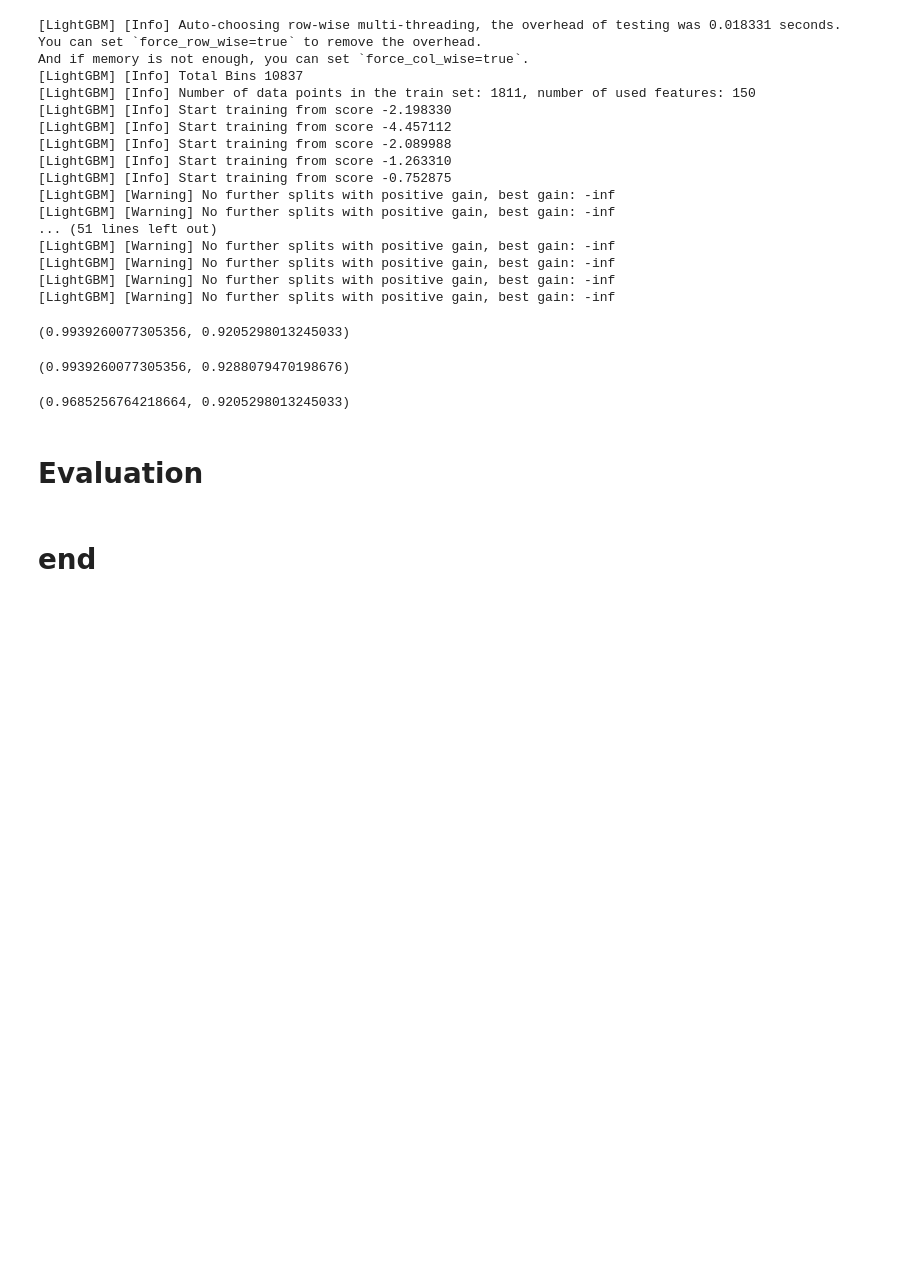
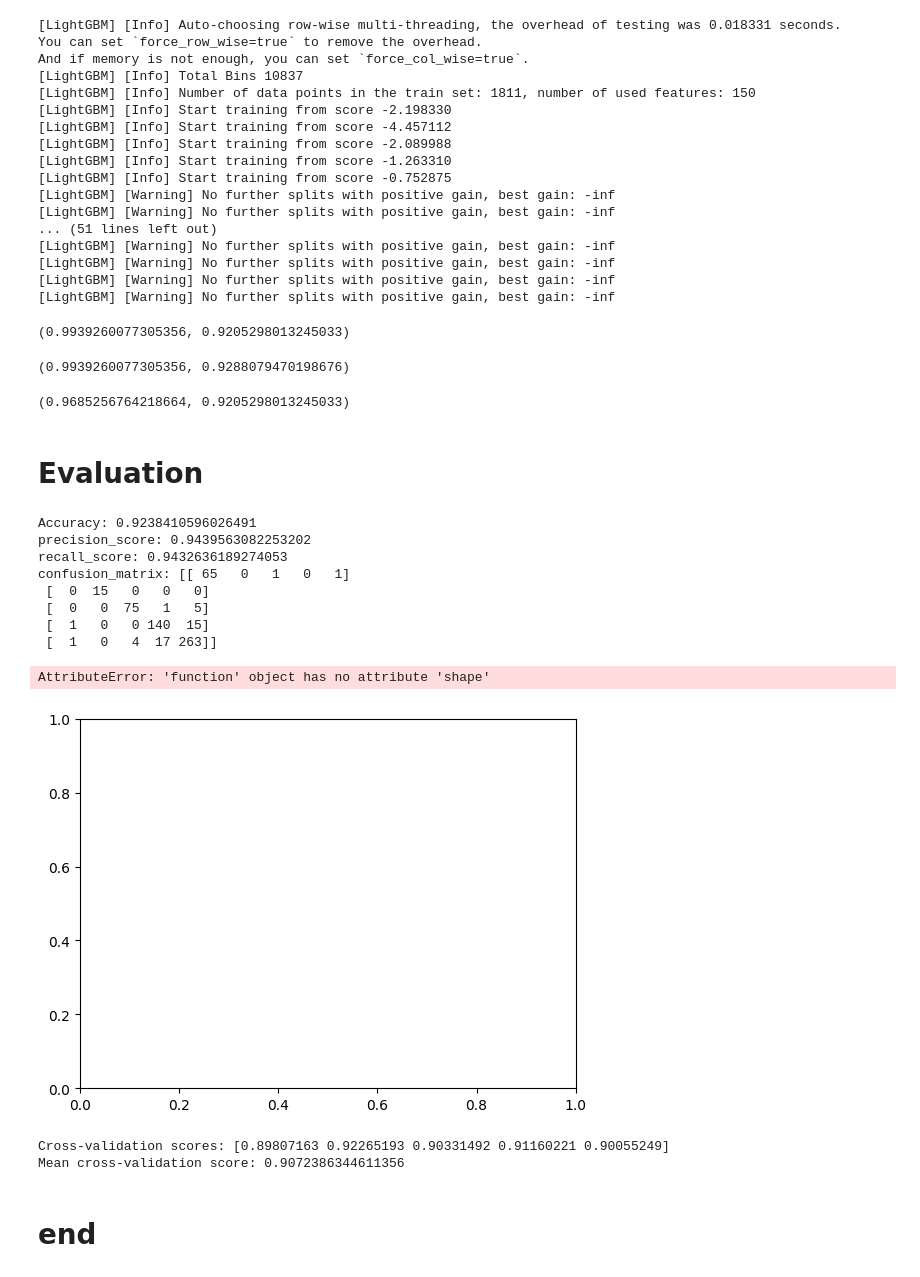
Before and after one commit to GDharan10/Project8_ClassificationModelForFinancialStatements, a Jupyter notebook: Classification_Model_For_Financial_Statementsipynb.ipynb, the cells around one changed output. Cells and saved outputs as stored; diff of their text form; code cells hidden in the pictures; blank space fills up the shorter version.

```diff
--- a/Classification_Model_For_Financial_Statementsipynb.ipynb
+++ b/Classification_Model_For_Financial_Statementsipynb.ipynb
@@ -488,5 +534,36 @@ accuracy_score(y_train, y_pred_train), accuracy_score(y_test, y_pred_test)
 (0.9685256764218664, 0.9205298013245033)
 # %% [markdown]
 # **Evaluation**
+# %%
+print("Accuracy:", accuracy_score(y_test, y_pred_test))
+print("precision_score:", precision_score(y_test, y_pred_test, average='macro'))
+print("recall_score:", recall_score(y_test, y_pred_test, average='macro'))
+print("confusion_matrix:", confusion_matrix(y_test, y_pred_test))
+disp = ConfusionMatrixDisplay(confusion_matrix)
+disp.plot()
+plt.show()
+print("Classification Report:\n", classification_report(y_test, y_pred_test))
+# %% [output]
+Accuracy: 0.9238410596026491
+precision_score: 0.9439563082253202
+recall_score: 0.9432636189274053
+confusion_matrix: [[ 65   0   1   0   1]
+ [  0  15   0   0   0]
+ [  0   0  75   1   5]
+ [  1   0   0 140  15]
+ [  1   0   4  17 263]]
+AttributeError: 'function' object has no attribute 'shape'
+[figure, added]
+# %%
+from sklearn.model_selection import cross_val_score
+
+# Cross-validation
+cv_scores = cross_val_score(SVC_model, x_train, y_train, cv=5)
+
+print("Cross-validation scores:", cv_scores)
+print("Mean cross-validation score:", cv_scores.mean())
+# %% [output]
+Cross-validation scores: [0.89807163 0.92265193 0.90331492 0.91160221 0.90055249]
+Mean cross-validation score: 0.9072386344611356
 # %% [markdown]
 # end
```
Also changed, not shown: parts of 4 cells of this notebook.
